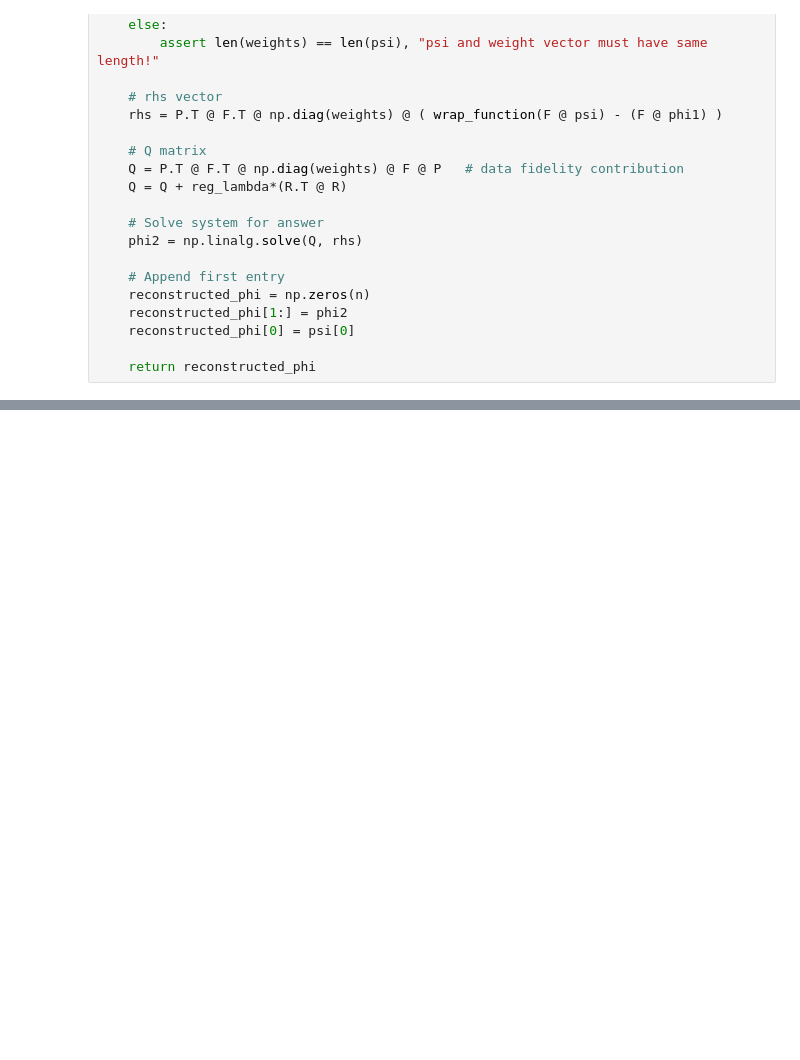
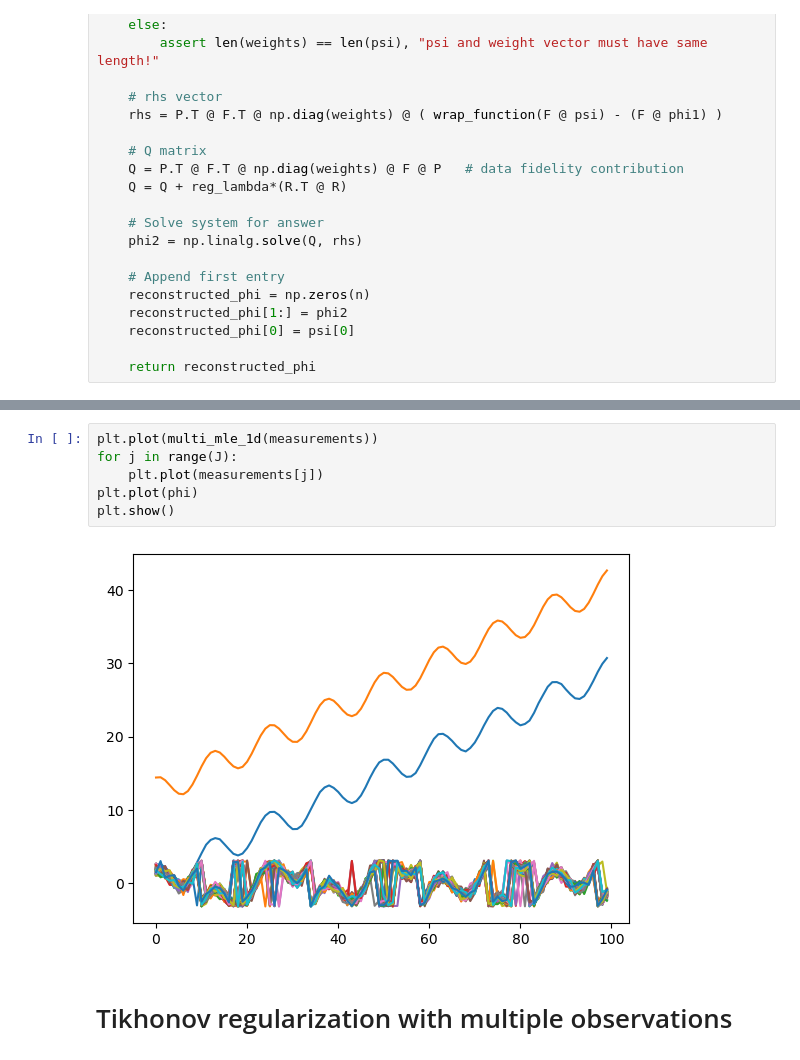
Before and after one commit to henrymorris120/Interferometry-and-Phase-Unwrapping-Research, a Jupyter notebook: dev/tikhonov_regularization.ipynb, the cells around one changed output, grey strips where cells are left out. Cells and saved outputs as stored; diff of their text form; blank space fills up the shorter version.

Commit message:
more tikhonov

```diff
--- a/dev/tikhonov_regularization.ipynb
+++ b/dev/tikhonov_regularization.ipynb
@@ -201,0 +238,10 @@ array([[-2.,  1.,  0.,  0.,  0.],
+# %%
+plt.plot(multi_mle_1d(measurements))
+for j in range(J):
+    plt.plot(measurements[j])
+plt.plot(phi)
+plt.show()
+# %% [output]
+[figure, added]
+# %% [markdown]
+# Tikhonov regularization with multiple observations
```
Also changed, not shown: parts of 17 cells of this notebook, 1 other file.
